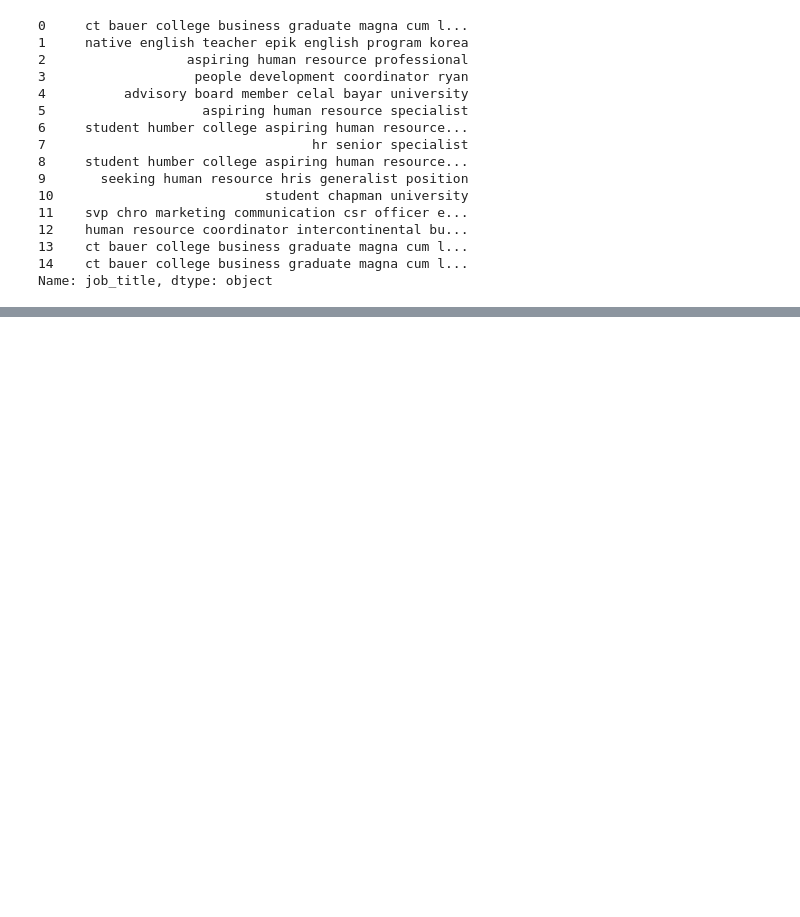
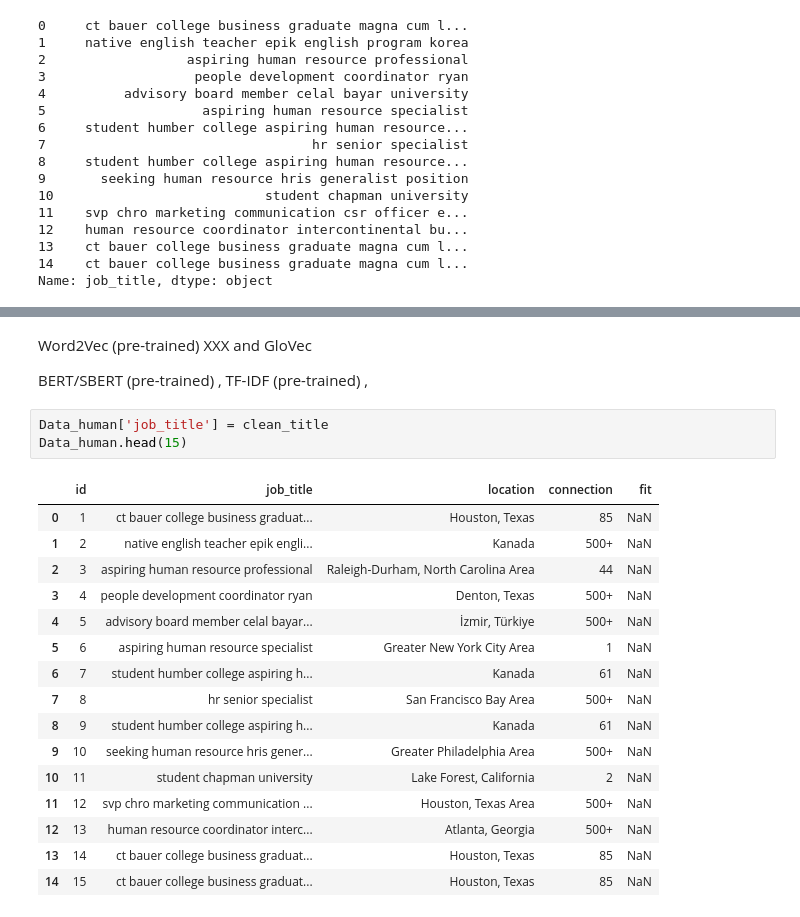
Before and after one commit to Ch-Ibrahim/nRhDDUb08MZl0Gfa, a Jupyter notebook: Potential Talents-Human Resources.ipynb, the cells around one changed output, grey strips where cells are left out. Cells and saved outputs as stored; diff of their text form; blank space fills up the shorter version.

```diff
--- a/Potential Talents-Human Resources.ipynb
+++ b/Potential Talents-Human Resources.ipynb
@@ -210,0 +249,26 @@ Name: job_title, dtype: object
+# %% [markdown]
+
+Word2Vec (pre-trained)   XXX and GloVec
+
+
+BERT/SBERT (pre-trained)  , TF-IDF (pre-trained) ,
+# %%
+Data_human['job_title'] = clean_title
+Data_human.head(15)
+# %% [output]
+|  | id | job_title | location | connection | fit |
+| 0 | 1 | ct bauer college business graduat... | Houston, Texas | 85 | NaN |
+| 1 | 2 | native english teacher epik engli... | Kanada | 500+ | NaN |
+| 2 | 3 | aspiring human resource professional | Raleigh-Durham, North Carolina Area | 44 | NaN |
+| 3 | 4 | people development coordinator ryan | Denton, Texas | 500+ | NaN |
+| 4 | 5 | advisory board member celal bayar... | İzmir, Türkiye | 500+ | NaN |
+| 5 | 6 | aspiring human resource specialist | Greater New York City Area | 1 | NaN |
+| 6 | 7 | student humber college aspiring h... | Kanada | 61 | NaN |
+| 7 | 8 | hr senior specialist | San Francisco Bay Area | 500+ | NaN |
+| 8 | 9 | student humber college aspiring h... | Kanada | 61 | NaN |
+| 9 | 10 | seeking human resource hris gener... | Greater Philadelphia Area | 500+ | NaN |
+| 10 | 11 | student chapman university | Lake Forest, California | 2 | NaN |
+| 11 | 12 | svp chro marketing communication ... | Houston, Texas Area | 500+ | NaN |
+| 12 | 13 | human resource coordinator interc... | Atlanta, Georgia | 500+ | NaN |
+| 13 | 14 | ct bauer college business graduat... | Houston, Texas | 85 | NaN |
+| 14 | 15 | ct bauer college business graduat... | Houston, Texas | 85 | NaN |
```
Also changed, not shown: parts of 15 cells of this notebook.
